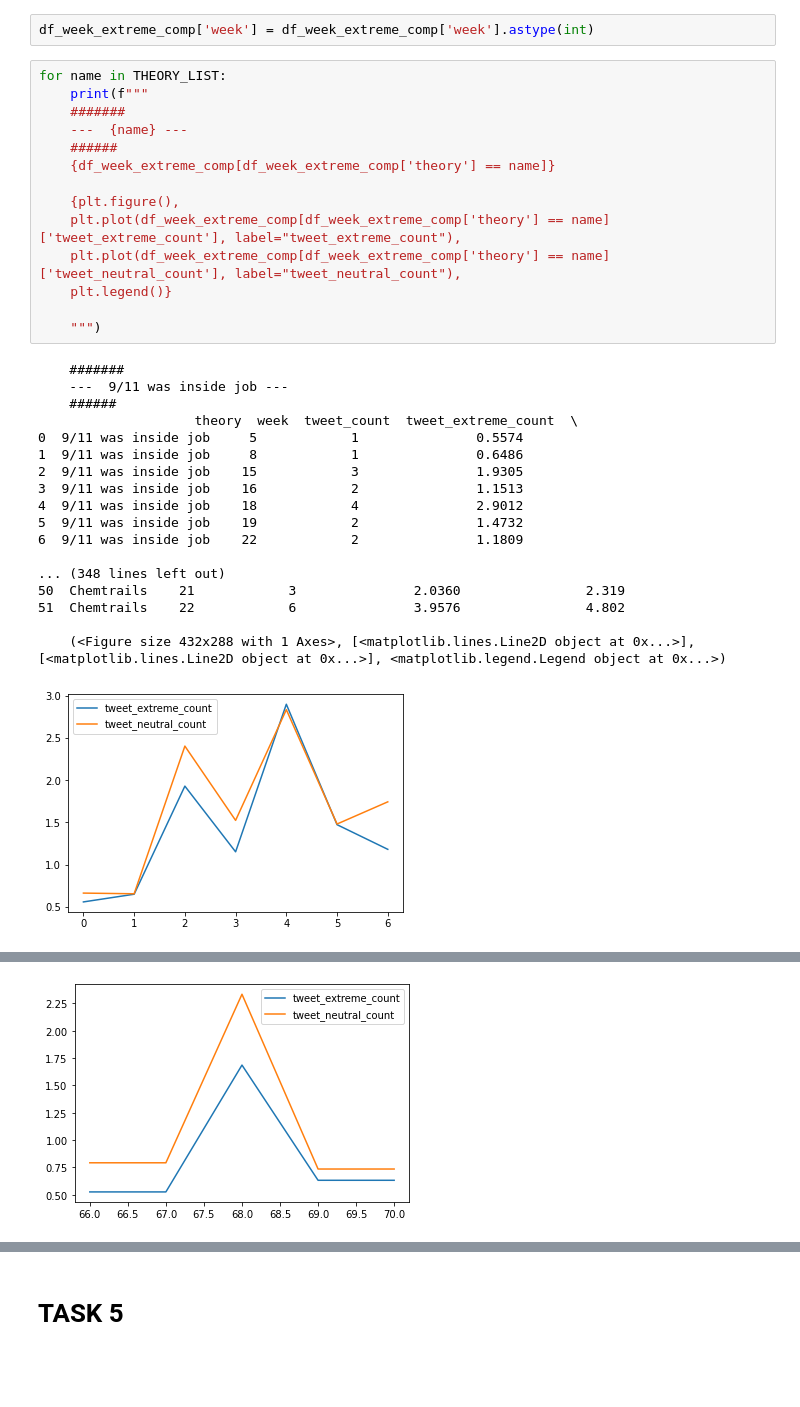
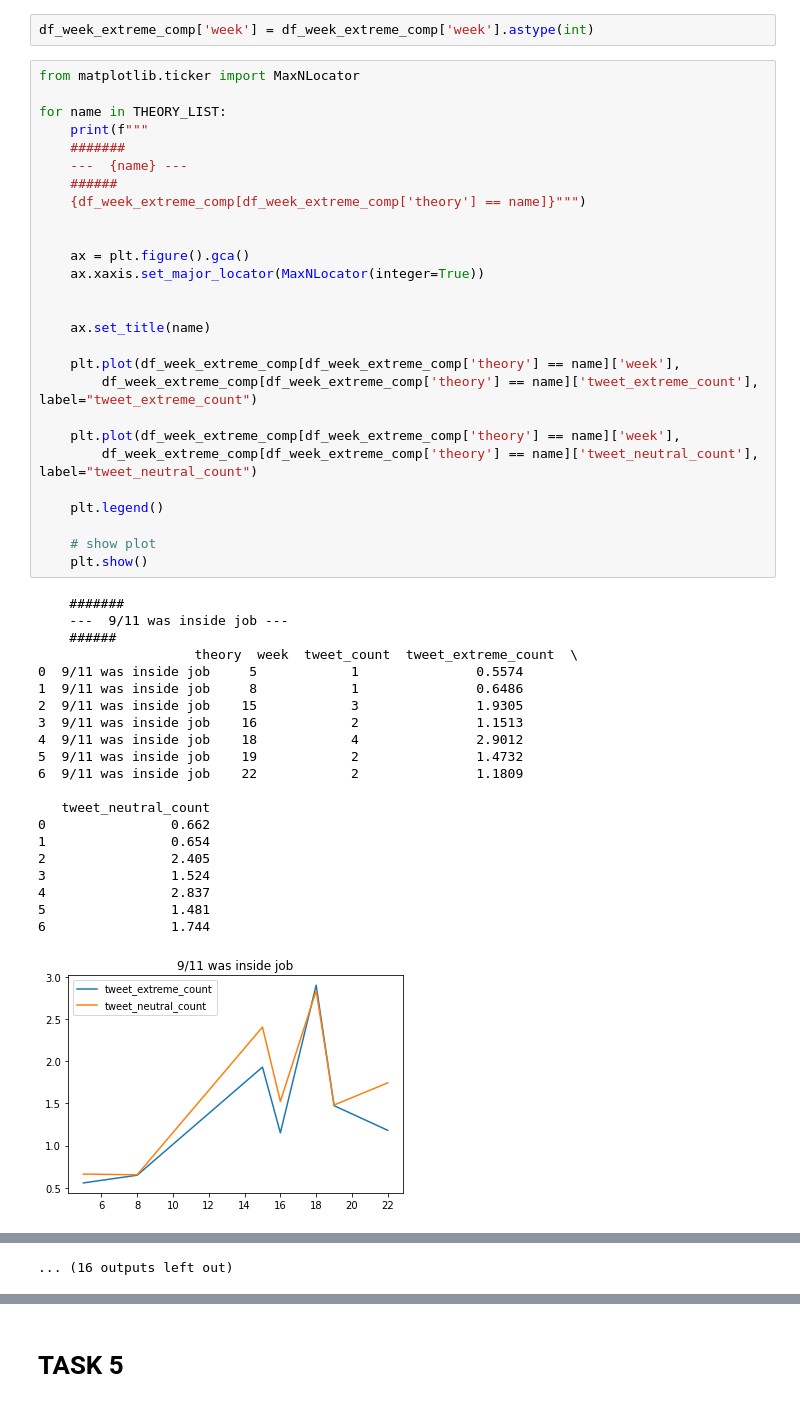
Before and after one commit to Denissovan/Denis_Krajcirik-PDT-zadanie1, a Jupyter notebook: tweets.ipynb, the cells around one changed output, grey strips where cells are left out. Drawn from its saved outputs; the diff is of its cells as text; blank space fills up the shorter version.

Commit message:
Visualization done

```diff
--- a/tweets.ipynb
+++ b/tweets.ipynb
@@ -806,35 +758,51 @@ df_week_extreme_comp
 # %%
 df_week_extreme_comp['week'] = df_week_extreme_comp['week'].astype(int)
 # %%
+from matplotlib.ticker import MaxNLocator
+
 for name in THEORY_LIST:
     print(f"""
     #######
     ---  {name} ---
     ######
-    {df_week_extreme_comp[df_week_extreme_comp['theory'] == name]}
+    {df_week_extreme_comp[df_week_extreme_comp['theory'] == name]}""")
 
-    {plt.figure(),
-    plt.plot(df_week_extreme_comp[df_week_extreme_comp['theory'] == name]['tweet_extreme_count'], label="tweet_extreme_count"),
-    plt.plot(df_week_extreme_comp[df_week_extreme_comp['theory'] == name]['tweet_neutral_count'], label="tweet_neutral_count"),
-    plt.legend()}
 
-    """)
+    ax = plt.figure().gca()
+    ax.xaxis.set_major_locator(MaxNLocator(integer=True))
+
+
+    ax.set_title(name)
+
+    plt.plot(df_week_extreme_comp[df_week_extreme_comp['theory'] == name]['week'],
+        df_week_extreme_comp[df_week_extreme_comp['theory'] == name]['tweet_extreme_count'], label="tweet_extreme_count")
+
+    plt.plot(df_week_extreme_comp[df_week_extreme_comp['theory'] == name]['week'],
+        df_week_extreme_comp[df_week_extreme_comp['theory'] == name]['tweet_neutral_count'], label="tweet_neutral_count")
+
+    plt.legend()
+
+    # show plot
+    plt.show()
 # %% [output]
     #######
     ---  9/11 was inside job ---
     ######
                     theory  week  tweet_count  tweet_extreme_count  \
 0  9/11 was inside job     5            1               0.5574
 1  9/11 was inside job     8            1               0.6486
 2  9/11 was inside job    15            3               1.9305
 3  9/11 was inside job    16            2               1.1513
 4  9/11 was inside job    18            4               2.9012
 5  9/11 was inside job    19            2               1.4732
 6  9/11 was inside job    22            2               1.1809
 
-... (348 lines left out)
-50  Chemtrails    21            3               2.0360                2.319
-51  Chemtrails    22            6               3.9576                4.802
-
-    (<Figure size 432x288 with 1 Axes>, [<matplotlib.lines.Line2D object at 0x...>], [<matplotlib.lines.Line2D object at 0x...>], <matplotlib.legend.Legend object at 0x...>)
+   tweet_neutral_count
+0                0.662
+1                0.654
+2                2.405
+3                1.524
+4                2.837
+5                1.481
+6                1.744
-[figure, old version]
+[figure, new version]
@@ -846 +890,0 @@ for name in THEORY_LIST:
-[figure, removed]
@@ -851,0 +891 @@ for name in THEORY_LIST:
+... (16 outputs left out)
```
Also changed, not shown: parts of 6 cells of this notebook.
